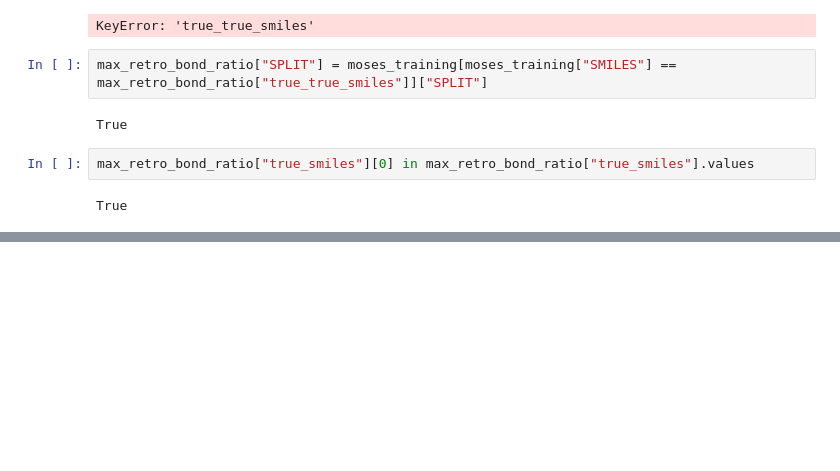
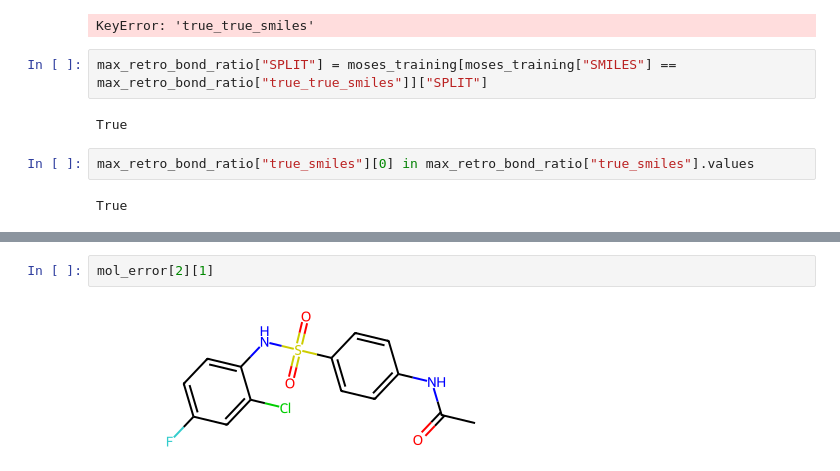
Before and after one commit to haaariiish/Guacamoliency, a Jupyter notebook: notebooks/inchies_key_analysis.ipynb, the cells around one changed output, grey strips where cells are left out. Saved outputs shown, nothing was run; the diff lists cells and outputs as text; blank space fills up the shorter version.

```diff
--- a/notebooks/inchies_key_analysis.ipynb
+++ b/notebooks/inchies_key_analysis.ipynb
@@ -386,0 +722,4 @@ True
+# %%
+mol_error[2][1]
+# %% [output]
+[figure, added]
```
Also changed, not shown: parts of 84 cells of this notebook, 36 other files.
